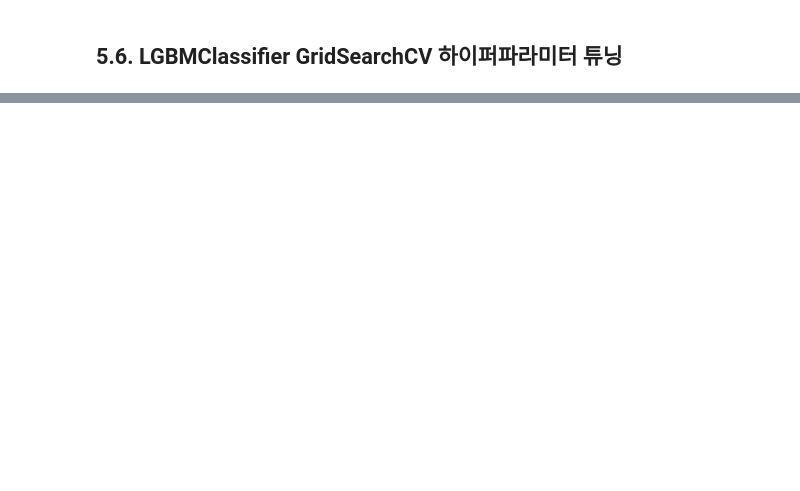
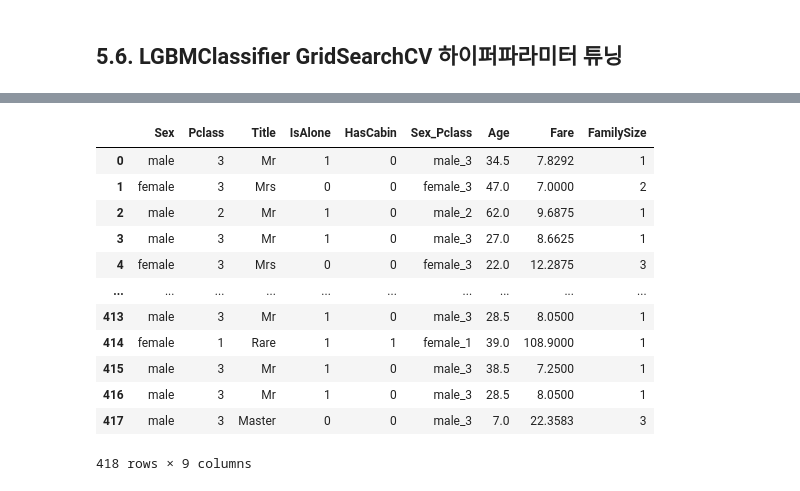
Before and after one commit to doosung-bang/AI_Sprint, a Jupyter notebook: 스프린트미션/미션3_4팀_방두성.ipynb, the cells around one changed output, grey strips where cells are left out. Drawn from its saved outputs; the diff is of its cells as text; code cells hidden in the pictures; blank space fills up the shorter version.

```diff
--- a/스프린트미션/미션3_4팀_방두성.ipynb
+++ b/스프린트미션/미션3_4팀_방두성.ipynb
@@ -1378,0 +1581,50 @@ LGBM Boosting           0.798883  0.718750   0.779661  0.666667  0.837352
+# %%
+def add_features(df):
+    ##-------------------------------------------------------------------------
+    ## 피쳐 엔지니어링 ###
+    ##-------------------------------------------------------------------------
+    ### 타이틀 추출 & 컬럼생성
+    df['Title'] = df['Name'].str.extract(r',\s*([A-Za-z]+)\.')
+    df['Title'] = df['Title'].replace({'Mlle':'Miss',  'Ms':'Miss',  'Mee':'Mrs'})
+    ### Age 결측값 타이틀 기준 평균으로 채우기
+    df['Age'] = df.groupby('Title')['Age'].transform(
+        lambda x: x.fillna(x.median())
+    )
+    ### 가족수 추출 & 컬럼생성
+    df['FamilySize'] = df['SibSp'] + df['Parch'] + 1
+    df['IsAlone'] = (df['FamilySize']==1).astype(int)
+    ### 객실의 갑판정보
+    df['Deck'] = df['Cabin'].str[0]
+    df['Deck'] = df['Deck'].fillna('Unknown')
+    ### Embarked 결측값 최빈급으로 채우기
+    df['Embarked'] = df['Embarked'].fillna(df['Embarked'].mode()[0])
+    ### 성별과 객실 등급
+    df['Sex_Pclass'] = df['Sex'].astype(str) + '_' + df['Pclass'].astype(str)
+
+    ### Rare타이틀 단순화
+    rare_titles = ['Dr', 'Rev', 'Col', 'Major', 'Capt', 'Countess', 'Don', 'Jonkheer','Sir','Lady','Dona']
+    df['Title'] = df['Title'].replace(rare_titles, 'Rare')
+    # Cabin 결측 여부 자체가 생존율과 관련 (기록 있음 = 상위 등급 객실일 가능성)
+    df['HasCabin'] = df['Cabin'].notna().astype(int)
+
+    return df
+
+
+test_df = pd.read_csv(PATH + '/test.csv')
+test_fe = add_features(test_df)
+X_test = test_fe[FEATURES]
+X_test
+# %% [output]
+|  | Sex | Pclass | Title | IsAlone | HasCabin | Sex_Pclass | Age | Fare | FamilySize |
+| 0 | male | 3 | Mr | 1 | 0 | male_3 | 34.5 | 7.8292 | 1 |
+| 1 | female | 3 | Mrs | 0 | 0 | female_3 | 47.0 | 7.0000 | 2 |
+| 2 | male | 2 | Mr | 1 | 0 | male_2 | 62.0 | 9.6875 | 1 |
+| 3 | male | 3 | Mr | 1 | 0 | male_3 | 27.0 | 8.6625 | 1 |
+| 4 | female | 3 | Mrs | 0 | 0 | female_3 | 22.0 | 12.2875 | 3 |
+| ... | ... | ... | ... | ... | ... | ... | ... | ... | ... |
+| 413 | male | 3 | Mr | 1 | 0 | male_3 | 28.5 | 8.0500 | 1 |
+| 414 | female | 1 | Rare | 1 | 1 | female_1 | 39.0 | 108.9000 | 1 |
+| 415 | male | 3 | Mr | 1 | 0 | male_3 | 38.5 | 7.2500 | 1 |
+| 416 | male | 3 | Mr | 1 | 0 | male_3 | 28.5 | 8.0500 | 1 |
+| 417 | male | 3 | Master | 0 | 0 | male_3 | 7.0 | 22.3583 | 3 |
+418 rows × 9 columns
```
Also changed, not shown: parts of 36 cells of this notebook, 8 other files.
